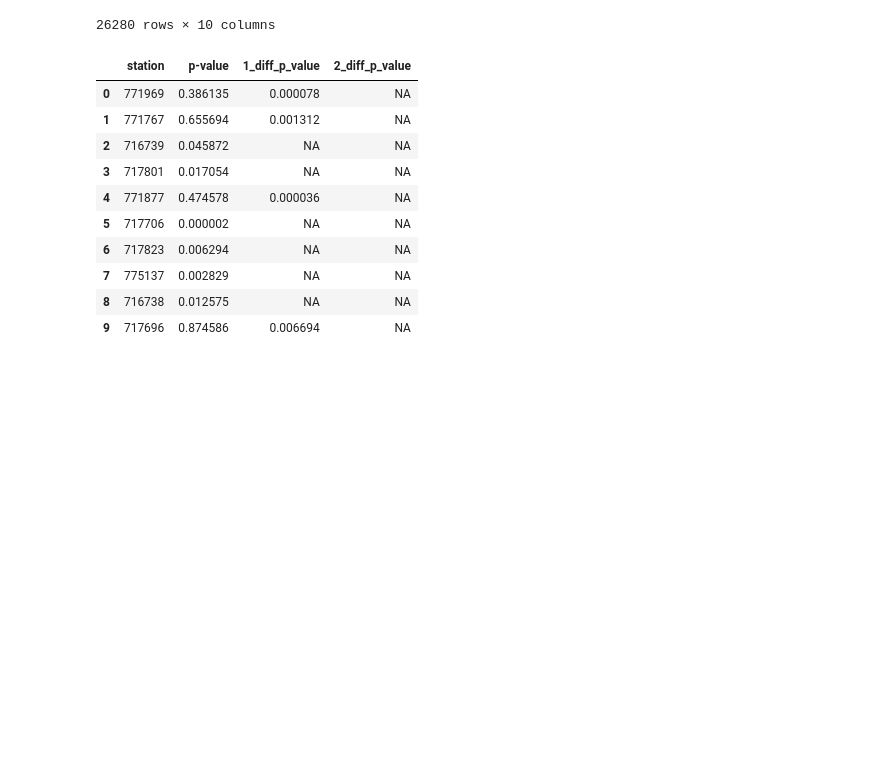
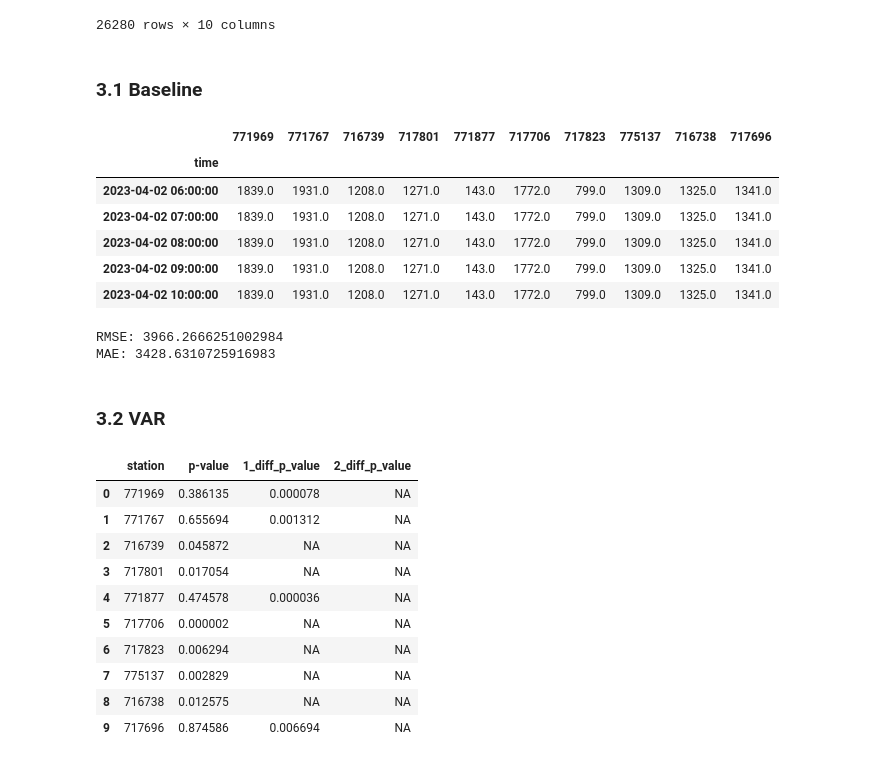
Before and after one commit to Joeszl/Traffic-Flow-Forecasting, a Jupyter notebook: code/03-model.ipynb, the cells around one changed output. Drawn from its saved outputs; the diff is of its cells as text; code cells hidden in the pictures; blank space fills up the shorter version.

Commit message:
baseline added

```diff
--- a/code/03-model.ipynb
+++ b/code/03-model.ipynb
@@ -124,3 +122,5 @@ def df_adfuller(df, max_diff=2):
     outcome = pd.DataFrame(results_df, columns=['station', 'p-value'] + [f'{i+1}_diff_p_value' for i in range(max_diff)])
 
     return outcome
+# %% [markdown]
+### 3.1 Baseline
@@ -127,3 +129,25 @@ def df_adfuller(df, max_diff=2):
+# %%
+train, test = train_test_split(sample_stations, test_size = 0.25, shuffle = False)
+# %%
+base = np.tile(train.iloc[-1].values, (len(test), 1))
+baseline = pd.DataFrame(data = base, index = test.index, columns=test.columns)
+baseline.head()
+# %% [output]
+|  | 771969 | 771767 | 716739 | 717801 | 771877 | 717706 | 717823 | 775137 | 716738 | 717696 |
+| time |  |  |  |  |  |  |  |  |  |  |
+| 2023-04-02 06:00:00 | 1839.0 | 1931.0 | 1208.0 | 1271.0 | 143.0 | 1772.0 | 799.0 | 1309.0 | 1325.0 | 1341.0 |
+| 2023-04-02 07:00:00 | 1839.0 | 1931.0 | 1208.0 | 1271.0 | 143.0 | 1772.0 | 799.0 | 1309.0 | 1325.0 | 1341.0 |
+| 2023-04-02 08:00:00 | 1839.0 | 1931.0 | 1208.0 | 1271.0 | 143.0 | 1772.0 | 799.0 | 1309.0 | 1325.0 | 1341.0 |
+| 2023-04-02 09:00:00 | 1839.0 | 1931.0 | 1208.0 | 1271.0 | 143.0 | 1772.0 | 799.0 | 1309.0 | 1325.0 | 1341.0 |
+| 2023-04-02 10:00:00 | 1839.0 | 1931.0 | 1208.0 | 1271.0 | 143.0 | 1772.0 | 799.0 | 1309.0 | 1325.0 | 1341.0 |
+# %%
+print(f'RMSE: {root_mean_squared_error(test, baseline)}')
+print(f'MAE: {mean_absolute_error(test, baseline)}')
+# %% [output]
+RMSE: 3966.2666251002984
+MAE: 3428.6310725916983
+# %% [markdown]
+### 3.2 VAR
 # %%
 # monthly
 sample_stations_m = sample_stations.resample('ME').mean()
```
Also changed, not shown: parts of 2 cells of this notebook.
